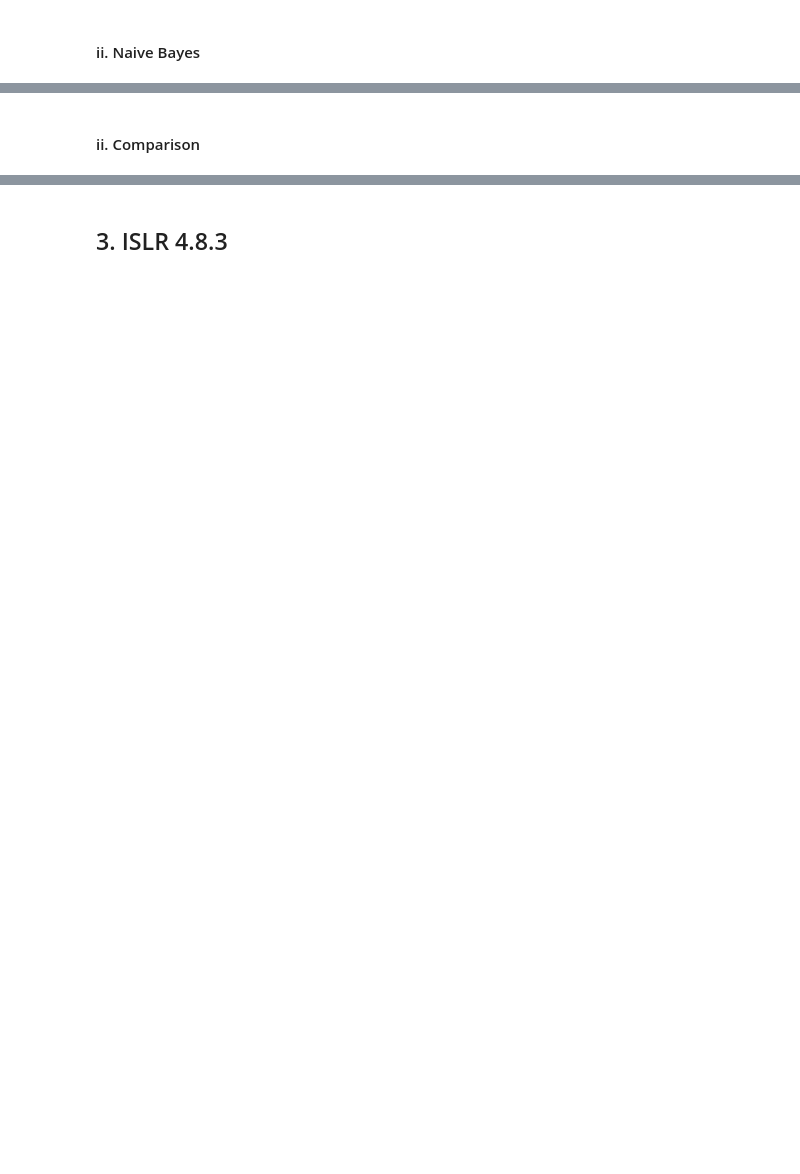
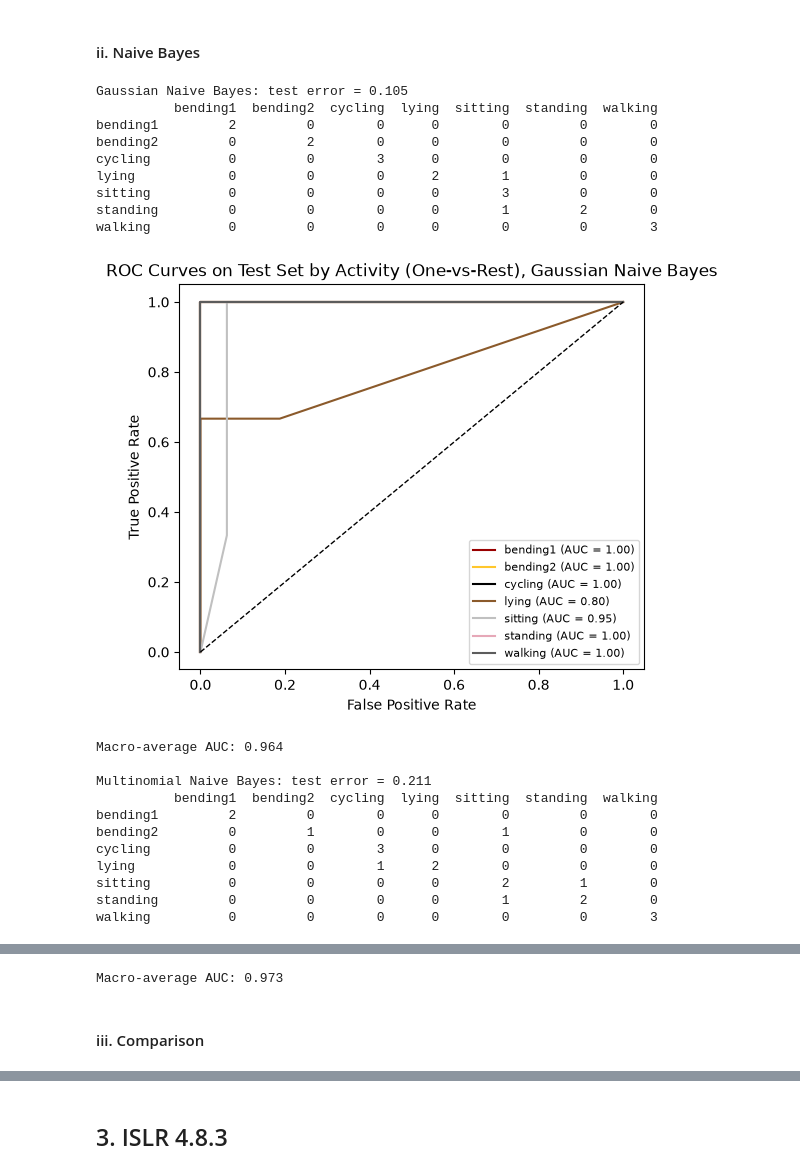
Before and after one commit to islastevenschneider/DSCI552_HW4, a Jupyter notebook: Steven-Schneider_Isla_HW4.ipynb, the cells around one changed output, grey strips where cells are left out. Cells and saved outputs as stored; diff of their text form; code cells hidden in the pictures; blank space fills up the shorter version.

```diff
--- a/Steven-Schneider_Isla_HW4.ipynb
+++ b/Steven-Schneider_Isla_HW4.ipynb
@@ -369,2 +513,49 @@ Yes, the classes are definitely imbalanced: 9 bending vs 60 other in the trainin
 # %% [markdown]
 #### ii. Naive Bayes
+# %%
+gaussian_model = GaussianNB().fit(Xtr_multi, ytr_multi)
+pred_gauss = gaussian_model.predict(Xte_multi)
+prob_gauss = gaussian_model.predict_proba(Xte_multi)
+
+minmax = MinMaxScaler().fit(train_multi[feat_multi].values)
+Xtr_mm = minmax.transform(train_multi[feat_multi].values)
+Xte_mm = minmax.transform(test_multi[feat_multi].values)
+mn_nb_model = MultinomialNB().fit(Xtr_mm, ytr_multi)
+pred_mn = mn_nb_model.predict(Xte_mm)
+prob_mn = mn_nb_model.predict_proba(Xte_mm)
+
+for name, pred, prob in [("Gaussian Naive Bayes", pred_gauss, prob_gauss), ("Multinomial Naive Bayes", pred_mn, prob_mn)]:
+    print(f"{name}: test error = {(pred != yte_multi).mean():.3f}")
+    print(pd.DataFrame(confusion_matrix(yte_multi, pred, labels=activities), index=activities, columns=activities))
+    plt.figure(figsize=(6, 5))
+    for k, act in enumerate(activities):
+        fpr, tpr, _ = roc_curve(yte_bin[:, k], prob[:, k])
+        plt.plot(fpr, tpr, color=activity_colors[act], label=f"{act} (AUC = {roc_auc_score(yte_bin[:, k], prob[:, k]):.2f})")
+    plt.plot([0, 1], [0, 1], "k--", lw=1)
+    plt.xlabel("False Positive Rate"); plt.ylabel("True Positive Rate")
+    plt.title(f"ROC Curves on Test Set by Activity (One-vs-Rest), {name}")
+    plt.legend(loc="lower right", fontsize=8)
+    plt.show()
+    print(f"Macro-average AUC: {roc_auc_score(yte_bin, prob, average='macro'):.3f}\n")
+# %% [output]
+Gaussian Naive Bayes: test error = 0.105
+          bending1  bending2  cycling  lying  sitting  standing  walking
+bending1         2         0        0      0        0         0        0
+bending2         0         2        0      0        0         0        0
+cycling          0         0        3      0        0         0        0
+lying            0         0        0      2        1         0        0
+sitting          0         0        0      0        3         0        0
+standing         0         0        0      0        1         2        0
+walking          0         0        0      0        0         0        3
+[figure, added]
+Macro-average AUC: 0.964
+
+Multinomial Naive Bayes: test error = 0.211
+          bending1  bending2  cycling  lying  sitting  standing  walking
+bending1         2         0        0      0        0         0        0
+bending2         0         1        0      0        1         0        0
+cycling          0         0        3      0        0         0        0
+lying            0         0        1      2        0         0        0
+sitting          0         0        0      0        2         1        0
+standing         0         0        0      0        1         2        0
+walking          0         0        0      0        0         0        3
@@ -371,2 +563,3 @@ Yes, the classes are definitely imbalanced: 9 bending vs 60 other in the trainin
+Macro-average AUC: 0.973
 # %% [markdown]
-#### ii. Comparison
+#### iii. Comparison
```
Also changed, not shown: parts of 16 cells of this notebook.
